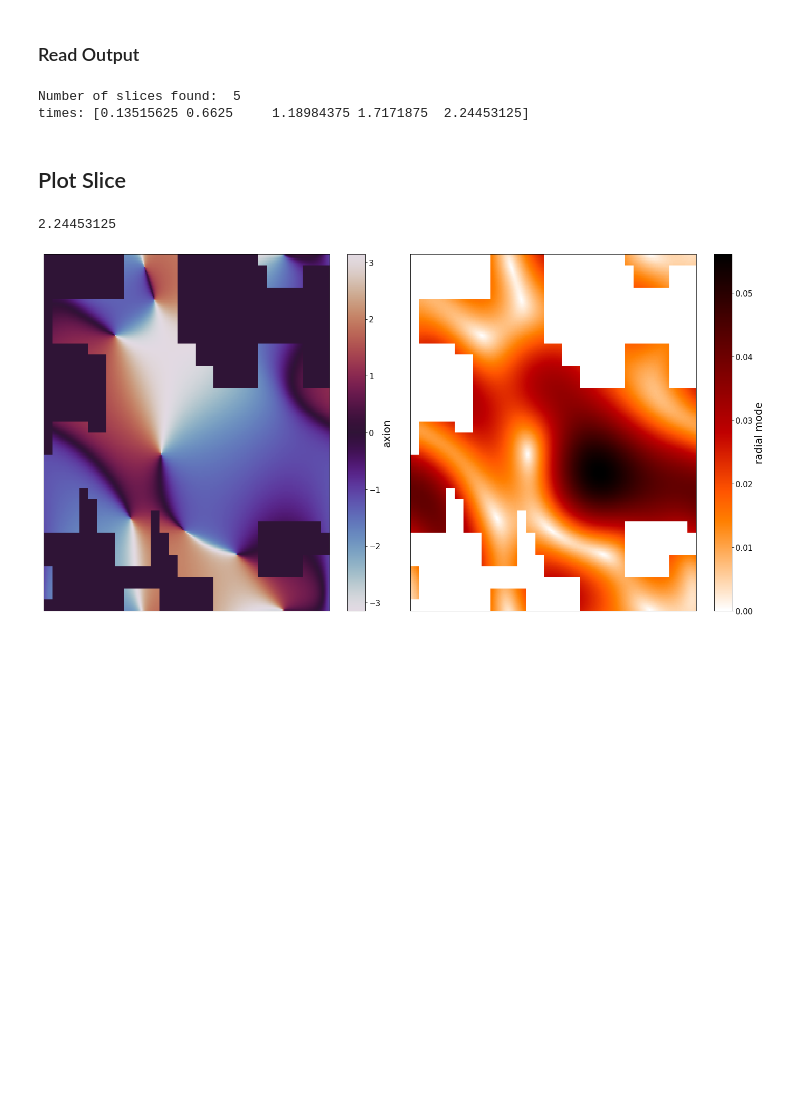
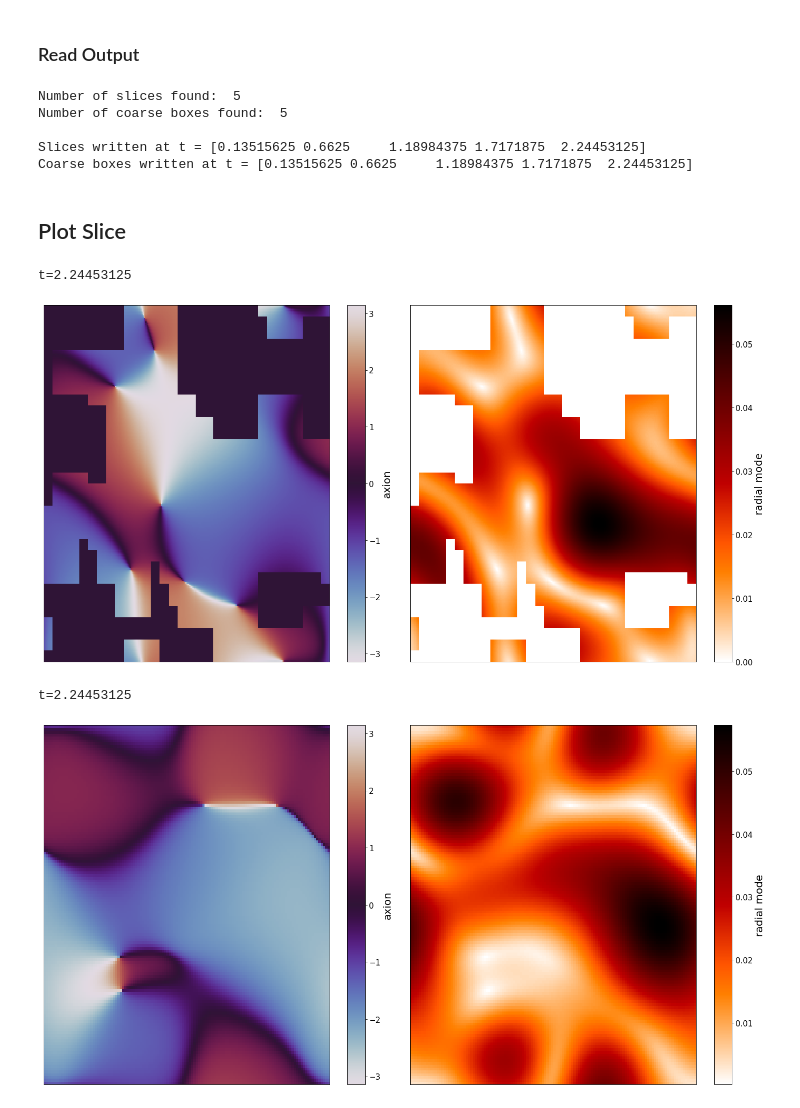
Before and after one commit to MSABuschmann/sledgehamr, a Jupyter notebook: examples/axion_strings/axion_strings.ipynb, the cells around one changed output. Saved outputs shown, nothing was run; the diff lists cells and outputs as text; code cells hidden in the pictures; blank space fills up the shorter version.

Commit message:
Read coarse box output in python

```diff
--- a/examples/axion_strings/axion_strings.ipynb
+++ b/examples/axion_strings/axion_strings.ipynb
@@ -19,11 +22,19 @@ strings = sh.AxionStrings()
 # %%
 out = sh.Output('output')
 
+print()
+
 times = out.GetTimesOfSlices()
-print('times:',times)
+print('Slices written at t =', times)
+
+times = out.GetTimesOfCoarseBoxes()
+print('Coarse boxes written at t =', times)
 # %% [output]
 Number of slices found:  5
-times: [0.13515625 0.6625     1.18984375 1.7171875  2.24453125]
+Number of coarse boxes found:  5
+
+Slices written at t = [0.13515625 0.6625     1.18984375 1.7171875  2.24453125]
+Coarse boxes written at t = [0.13515625 0.6625     1.18984375 1.7171875  2.24453125]
 # %% [markdown]
 ## Plot Slice
 # %%
@@ -32,9 +43,10 @@ i = 4
 lev = 1
 
 # Read Slice
-slices = out.GetSlices(i, 'x', lev, ['Psi1', 'Psi2'])
+slices = out.GetSlice(i, 'x', lev, ['Psi1', 'Psi2'])
 t = slices['t']
-print(t)
+print('t='+str(t))
+
 axion = np.arctan2(slices['Psi2'], slices['Psi1'])
 radial_mode = np.sqrt(slices['Psi1']**2 + slices['Psi2']**2)
 
@@ -60,5 +72,41 @@ ax[1].set_yticks([])
 
 plt.tight_layout()
 # %% [output]
-2.24453125
+t=2.24453125
 [figure]
+# %%
+# Id of coarse box to be plotted
+i = 4
+
+# Read coarse box and grab a slice.
+coarse_box = out.GetCoarseBox(i, ['Psi1', 'Psi2'])
+t = coarse_box['t']
+print('t='+str(t))
+
+axion = np.arctan2(coarse_box['Psi2'][:,:,0], coarse_box['Psi1'][:,:,0])
+radial_mode = np.sqrt(coarse_box['Psi1'][:,:,0]**2 + coarse_box['Psi2'][:,:,0]**2)
+
+# Plot
+fig, ax = plt.subplots(figsize=(20,10),ncols=2)
+
+dim = np.shape(axion)[0]
+axis = np.linspace(0,1,dim)
+im = ax[0].pcolormesh(axis,axis,axion,
+                      cmap='twilight',vmin=-np.pi,vmax=np.pi)
+cb = fig.colorbar(im, ax=ax[0])
+cb.ax.tick_params(labelsize=15)
+cb.set_label(label='axion',fontsize=20)
+ax[0].set_xticks([])
+ax[0].set_yticks([])
+
+im = ax[1].pcolormesh(axis,axis,radial_mode,cmap='gist_heat_r')
+cb = fig.colorbar(im, ax=ax[1])
+cb.ax.tick_params(labelsize=15)
+cb.set_label(label='radial mode',fontsize=20)
+ax[1].set_xticks([])
+ax[1].set_yticks([])
+
+plt.tight_layout()
+# %% [output]
+t=2.24453125
+[figure, added]
```
Also changed, not shown: parts of 1 cell of this notebook, 1 other file.
